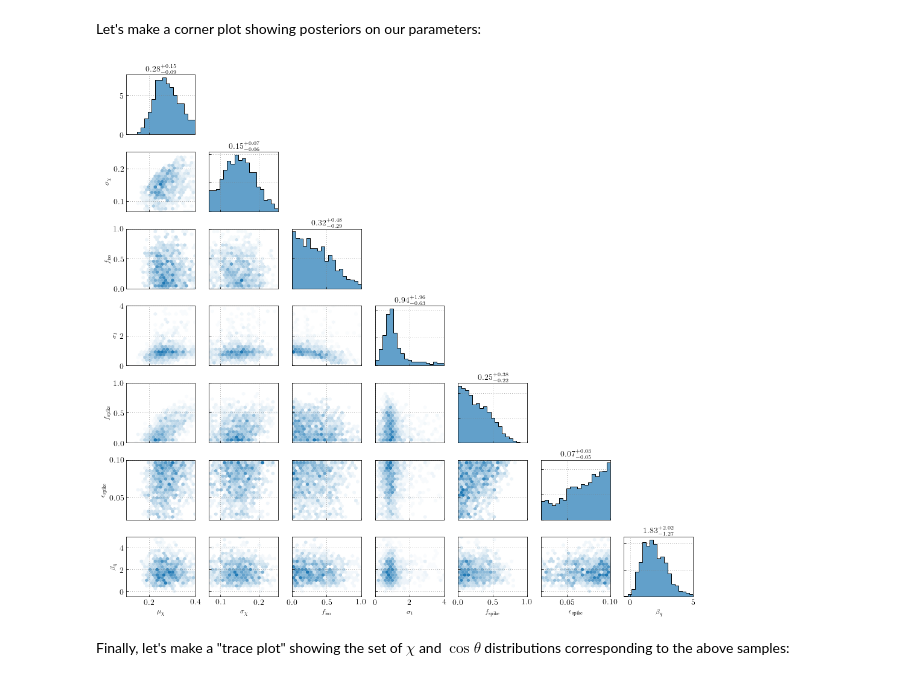
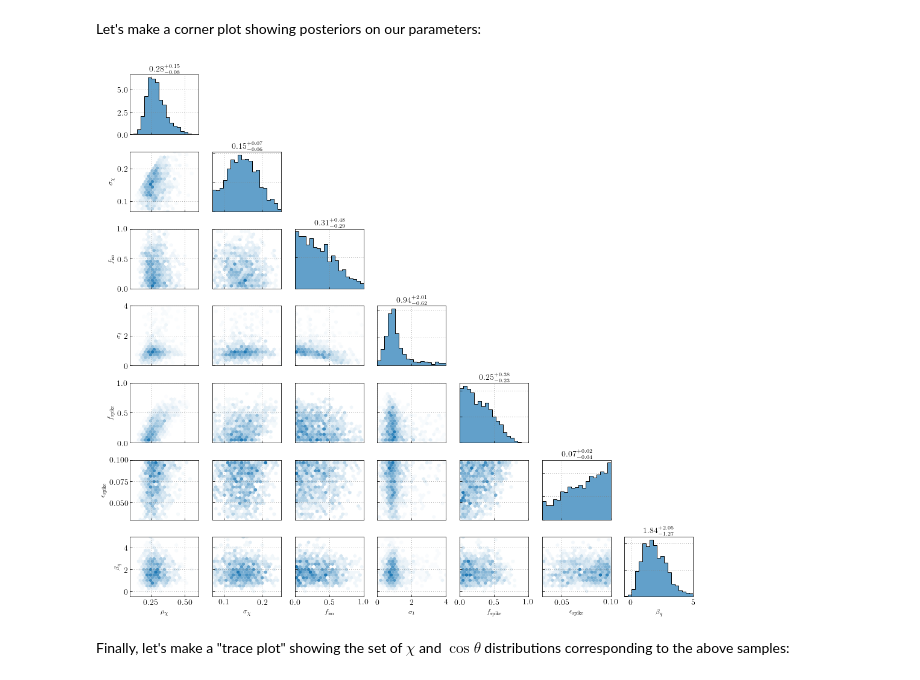
Before and after one commit to tcallister/gwtc3-spin-studies, a Jupyter notebook: data/inspect_component_spin_beta_spike_plus_mixture.ipynb, the cells around one changed output. Saved outputs shown, nothing was run; the diff lists cells and outputs as text; code cells hidden in the pictures.

```diff
--- a/data/inspect_component_spin_beta_spike_plus_mixture.ipynb
+++ b/data/inspect_component_spin_beta_spike_plus_mixture.ipynb
@@ -80,23 +80,25 @@ plt.show()
 # %% [markdown]
 Let's make a corner plot showing posteriors on our parameters:
 # %%
+condition = (np.asarray(data['sigma_spike']['processed'])>0.03)
+
 fig = plt.figure(figsize=(14,13))
 
 toPlot = {
-    "mu_chi":{"data":data['mu_chi']['processed'], "plot_bounds":(0.1,0.4), "label":r"$\mu_\chi$"},
-    "sigma_chi":{"data":data['sigma_chi']['processed'], "plot_bounds":(0.07,0.25), "label":r"$\sigma_\chi$" },
-    "MF_cost":{"data":1-np.asarray(data['MF_cost']['processed']), "plot_bounds":(0,1), "label":r"$f_\mathrm{iso}$" },
-    "sigma_cost":{"data":data['sigma_cost']['processed'], "plot_bounds":(0,4), "label":r"$\sigma_t$" },
-    "frac_in_spike":{"data":data['frac_in_spike']['processed'], "plot_bounds":(0,1), "label":r"$f_\mathrm{spike}$" },
-    "sigma_spike":{"data":data['sigma_spike']['processed'], "plot_bounds":(0.02,0.1), "label":r"$\epsilon_\mathrm{spike}$" },
-    "Bq":{"data":data['Bq']['processed'], "plot_bounds":(-0.5,5), "label":r"$\beta_q$" },
+    "mu_chi":{"data":np.asarray(data['mu_chi']['processed'])[condition], "plot_bounds":(0.1,0.6), "label":r"$\mu_\chi$"},
+    "sigma_chi":{"data":np.asarray(data['sigma_chi']['processed'])[condition], "plot_bounds":(0.07,0.25), "label":r"$\sigma_\chi$" },
+    "MF_cost":{"data":1-np.asarray(data['MF_cost']['processed'])[condition], "plot_bounds":(0,1), "label":r"$f_\mathrm{iso}$" },
+    "sigma_cost":{"data":np.asarray(data['sigma_cost']['processed'])[condition], "plot_bounds":(0,4), "label":r"$\sigma_t$" },
+    "frac_in_spike":{"data":np.asarray(data['frac_in_spike']['processed'])[condition], "plot_bounds":(0,1), "label":r"$f_\mathrm{spike}$" },
+    "sigma_spike":{"data":np.asarray(data['sigma_spike']['processed'])[condition], "plot_bounds":(0.03,0.1), "label":r"$\epsilon_\mathrm{spike}$" },
+    "Bq":{"data":np.asarray(data['Bq']['processed'])[condition], "plot_bounds":(-0.5,5), "label":r"$\beta_q$" },
 }
 
 plot_corner(fig,toPlot,'#1f78b4',labelsize=12)
 plt.tight_layout()
 plt.show()
 # %% [output]
-[figure, old version]
+[figure, new version]
 # %% [markdown]
 Finally, let's make a "trace plot" showing the set of $\chi$ and $\cos \theta$ distributions corresponding to the above samples:
 # %%
```
Also changed, not shown: 7 other files.
